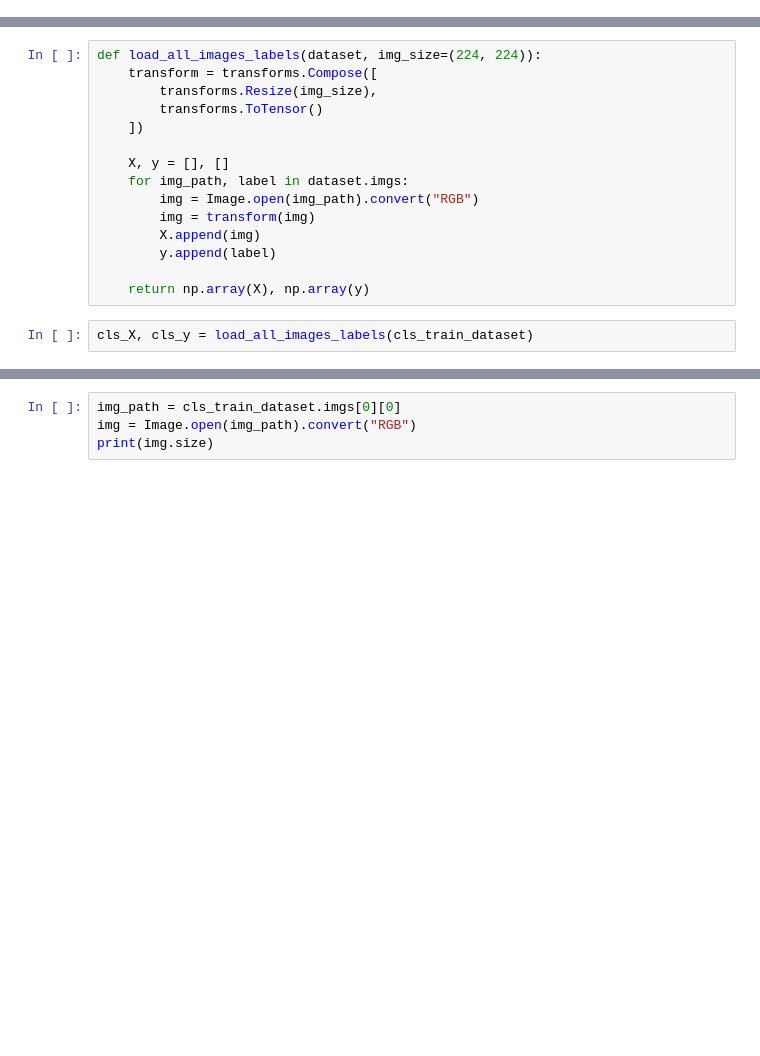
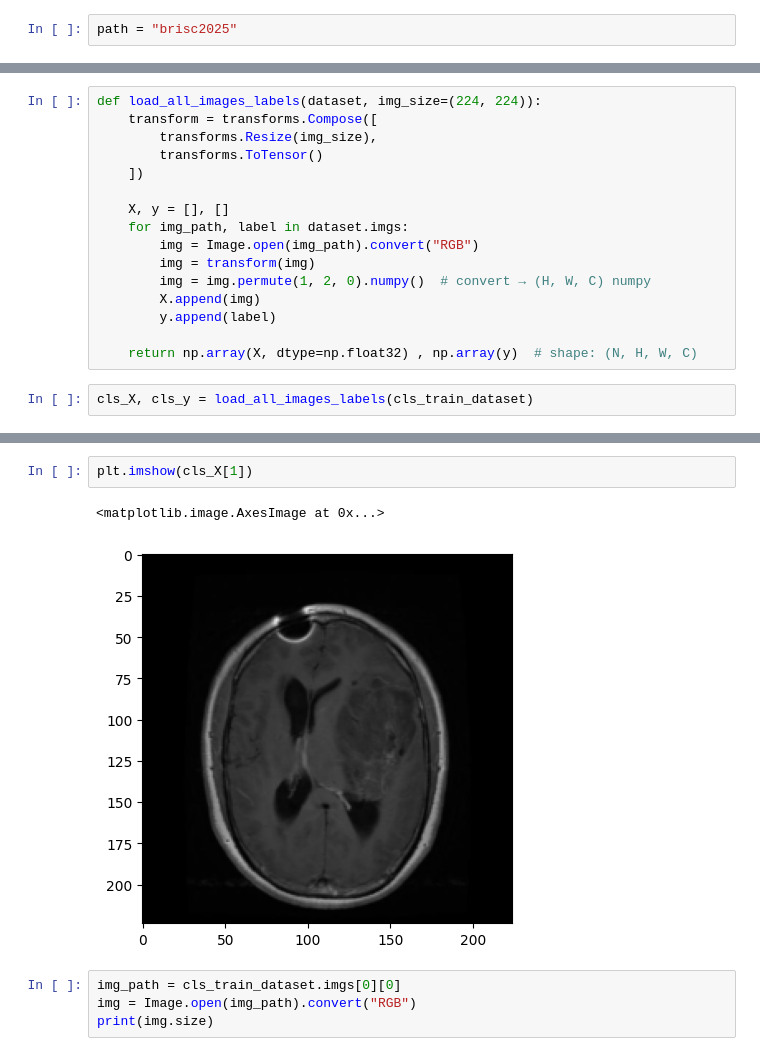
Before and after one commit to imnaimur/cse428, a Jupyter notebook: project/project.ipynb, the cells around one changed output, grey strips where cells are left out. Drawn from its saved outputs; the diff is of its cells as text; blank space fills up the shorter version.

Commit message:
img loaded as numpy array not tensor

```diff
--- a/project/project.ipynb
+++ b/project/project.ipynb
@@ -38,0 +39,2 @@ Contents: ['segmentation_task', 'classification_task']
+# %%
+path = "brisc2025"
@@ -141,10 +142,11 @@ def load_all_images_labels(dataset, img_size=(224, 224)):
     for img_path, label in dataset.imgs:
         img = Image.open(img_path).convert("RGB")
         img = transform(img)
+        img = img.permute(1, 2, 0).numpy()  # convert → (H, W, C) numpy
         X.append(img)
         y.append(label)
 
-    return np.array(X), np.array(y)
+    return np.array(X, dtype=np.float32) , np.array(y)  # shape: (N, H, W, C)
 # %%
 cls_X, cls_y = load_all_images_labels(cls_train_dataset)
 # %%
@@ -171,3 +174,8 @@ print(cls_X)
+# %%
+plt.imshow(cls_X[1])
+# %% [output]
+<matplotlib.image.AxesImage at 0x...>
+[figure, added]
 # %%
 img_path = cls_train_dataset.imgs[0][0]
 img = Image.open(img_path).convert("RGB")
```
Also changed, not shown: parts of 4 cells of this notebook.
